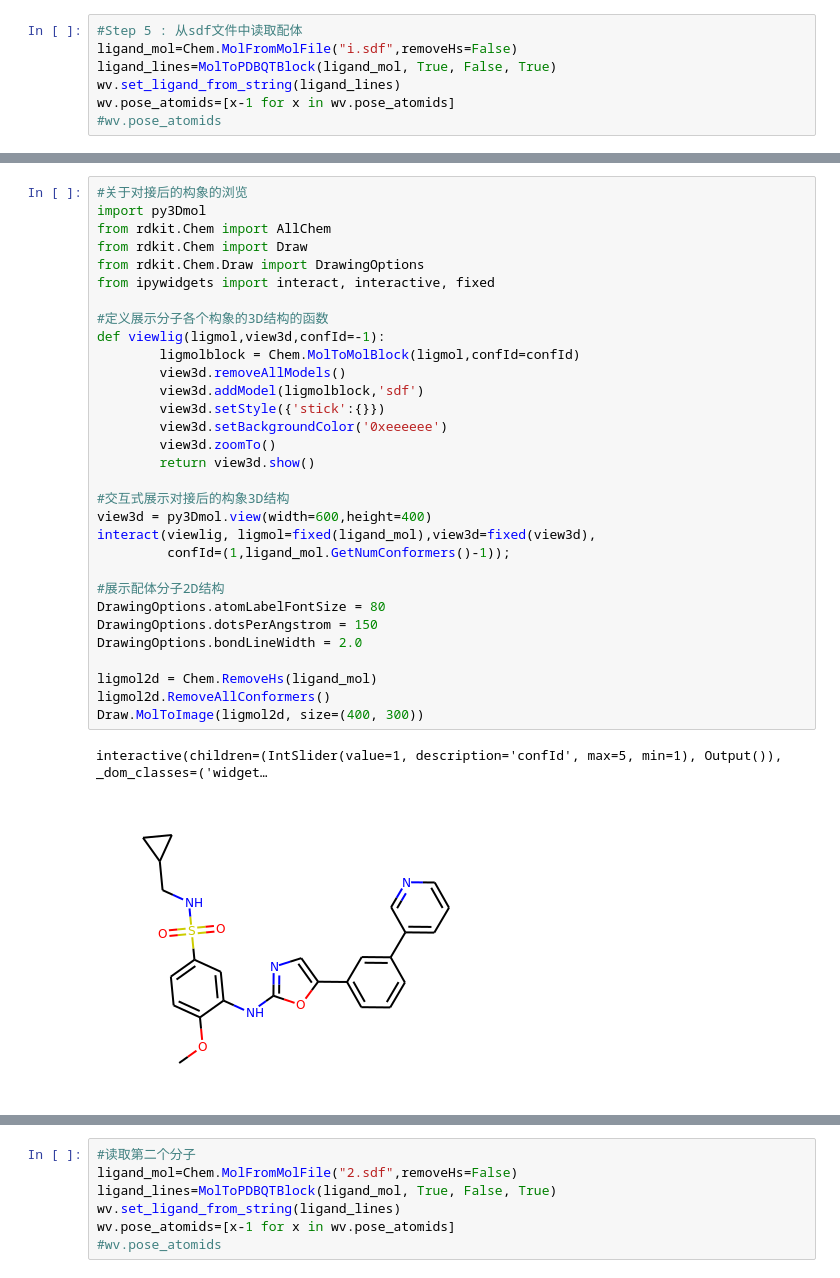
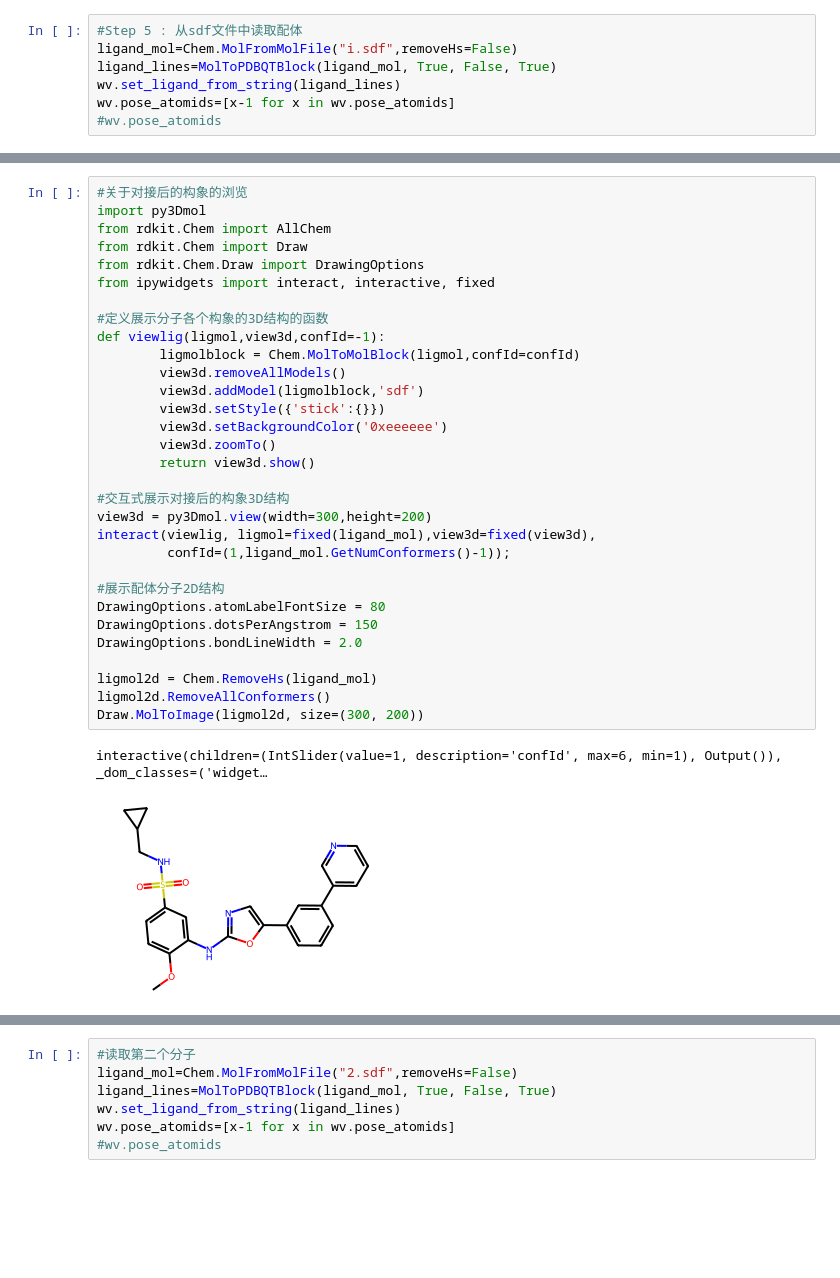
Before and after one commit to biocheming/watvina, a Jupyter notebook: pywatvina/examples/test_pywatvina.ipynb, the cells around one changed output, grey strips where cells are left out. Cells and saved outputs as stored; diff of their text form; blank space fills up the shorter version.

```diff
--- a/pywatvina/examples/test_pywatvina.ipynb
+++ b/pywatvina/examples/test_pywatvina.ipynb
@@ -151,36 +181,36 @@ ligand_mol.GetNumConformers()
 # %%
 #关于对接后的构象的浏览
 import py3Dmol
 from rdkit.Chem import AllChem
 from rdkit.Chem import Draw
 from rdkit.Chem.Draw import DrawingOptions
 from ipywidgets import interact, interactive, fixed
 
 #定义展示分子各个构象的3D结构的函数
 def viewlig(ligmol,view3d,confId=-1):
         ligmolblock = Chem.MolToMolBlock(ligmol,confId=confId)
         view3d.removeAllModels()
         view3d.addModel(ligmolblock,'sdf')
         view3d.setStyle({'stick':{}})
         view3d.setBackgroundColor('0xeeeeee')
         view3d.zoomTo()
         return view3d.show()
 
 #交互式展示对接后的构象3D结构
-view3d = py3Dmol.view(width=600,height=400)
+view3d = py3Dmol.view(width=300,height=200)
 interact(viewlig, ligmol=fixed(ligand_mol),view3d=fixed(view3d),
          confId=(1,ligand_mol.GetNumConformers()-1));
 
 #展示配体分子2D结构
 DrawingOptions.atomLabelFontSize = 80
 DrawingOptions.dotsPerAngstrom = 150
 DrawingOptions.bondLineWidth = 2.0
 
 ligmol2d = Chem.RemoveHs(ligand_mol)
 ligmol2d.RemoveAllConformers()
-Draw.MolToImage(ligmol2d, size=(400, 300))
+Draw.MolToImage(ligmol2d, size=(300, 200))
 # %% [output]
-interactive(children=(IntSlider(value=1, description='confId', max=5, min=1), Output()), _dom_classes=('widget…
+interactive(children=(IntSlider(value=1, description='confId', max=6, min=1), Output()), _dom_classes=('widget…
-[figure, old version]
+[figure, new version]
 # %%
 #分析构象1和蛋白的相互作用，该案例用的是prolif
```
Also changed, not shown: parts of 25 cells of this notebook.
